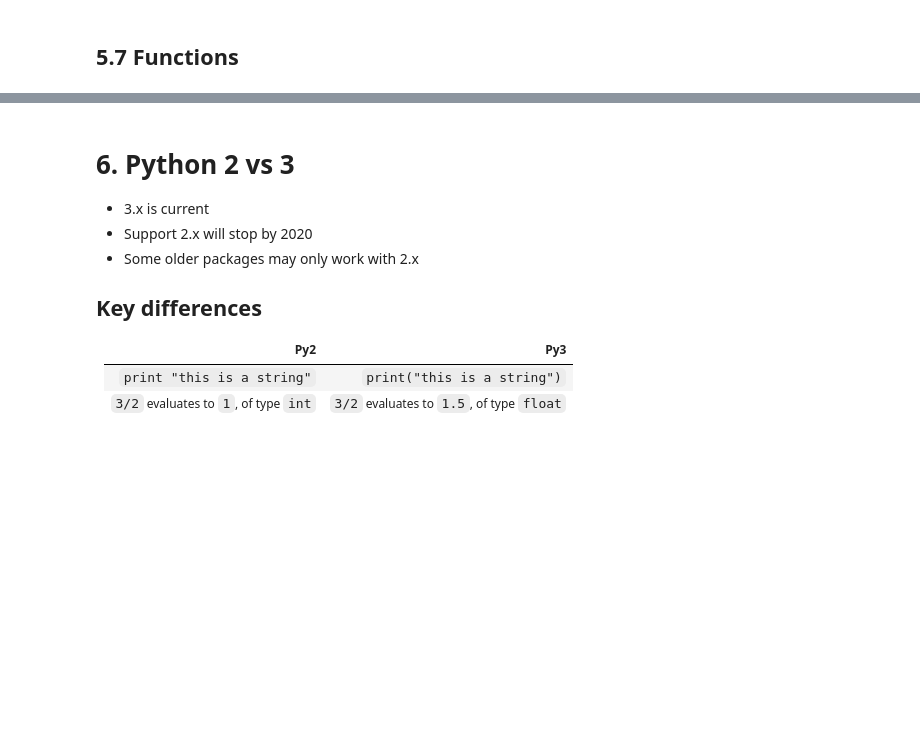
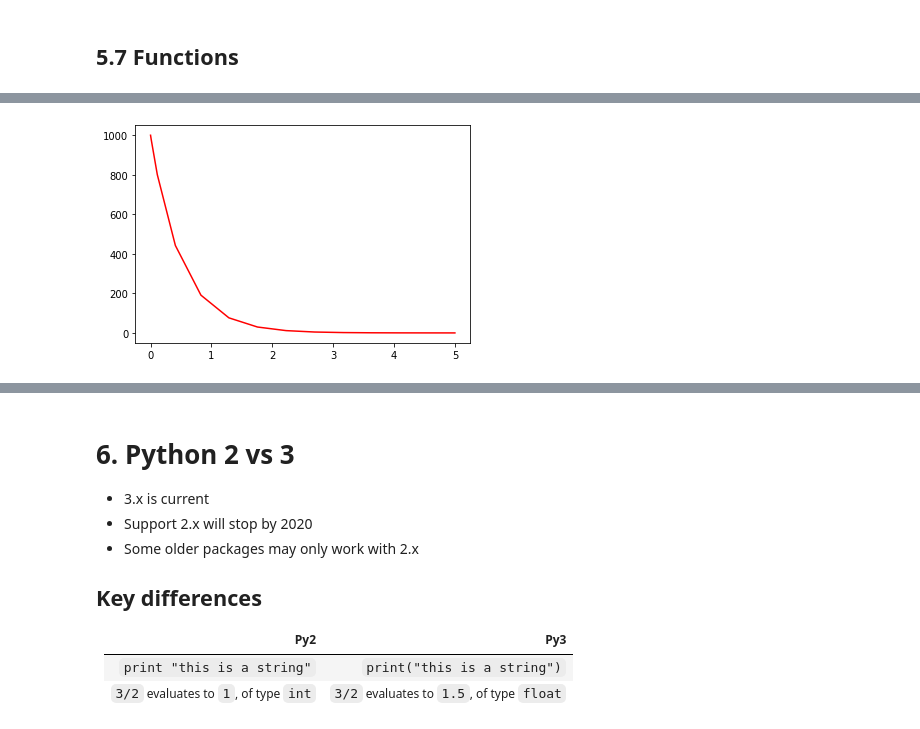
Before and after one commit to allardjun/MCSBBootcampDry, a Jupyter notebook: Zoo/python/main.ipynb, the cells around one changed output, grey strips where cells are left out. Saved outputs shown, nothing was run; the diff lists cells and outputs as text; code cells hidden in the pictures; blank space fills up the shorter version.

```diff
--- a/Zoo/python/main.ipynb
+++ b/Zoo/python/main.ipynb
@@ -428,0 +513,12 @@ print(add(2, 3), type(add), add)
+# %%
+from scipy.integrate import solve_ivp
+def twocomp_model(t, y, p) -> float:
+    dhdt = -p["r1"] * y[0] - p["r2"] * y[0]
+    didt = p["r2"] * y[0] + p["r3"] * y[1] * (p["Imax"]  - y[1])
+    return [dhdt, didt]
+tlist, y0 = [0, 5], [1000, 0]
+pars = {"r1":1.0, "r2":1.0, "r3":0.001, "Imax":3000} # dictionary of parameters
+sol = solve_ivp(lambda t, y: twocomp_model(t, y, pars), tlist, y0)
+plt.plot(sol.t, sol.y[0,:], "red", label="h");
+# %% [output]
+[figure, added]
```
Also changed, not shown: parts of 28 cells of this notebook.
